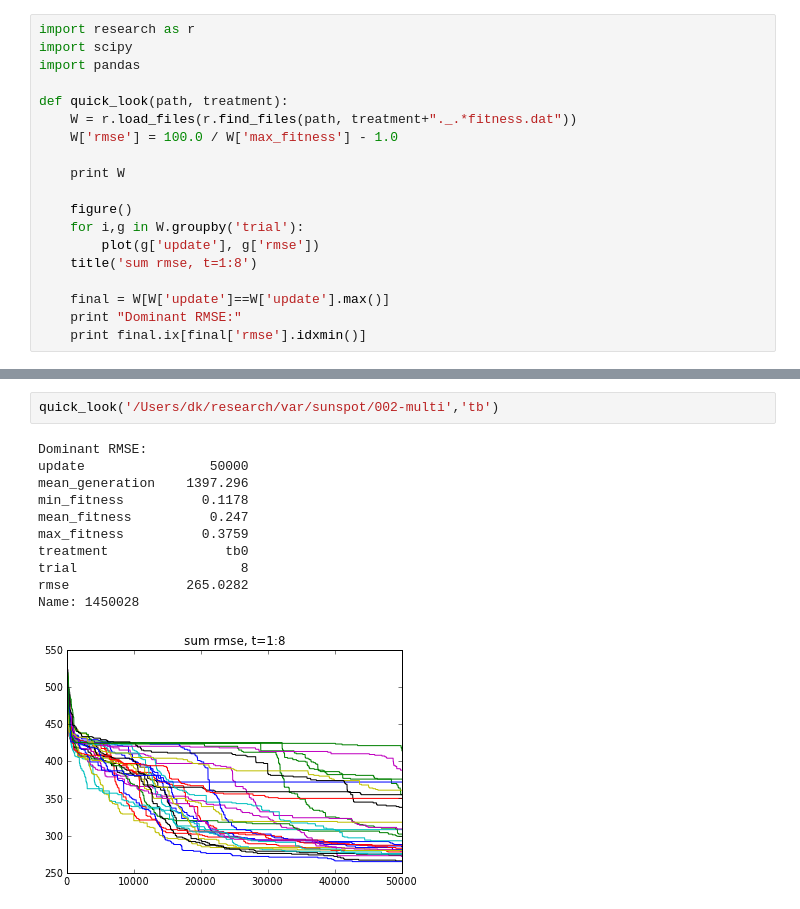
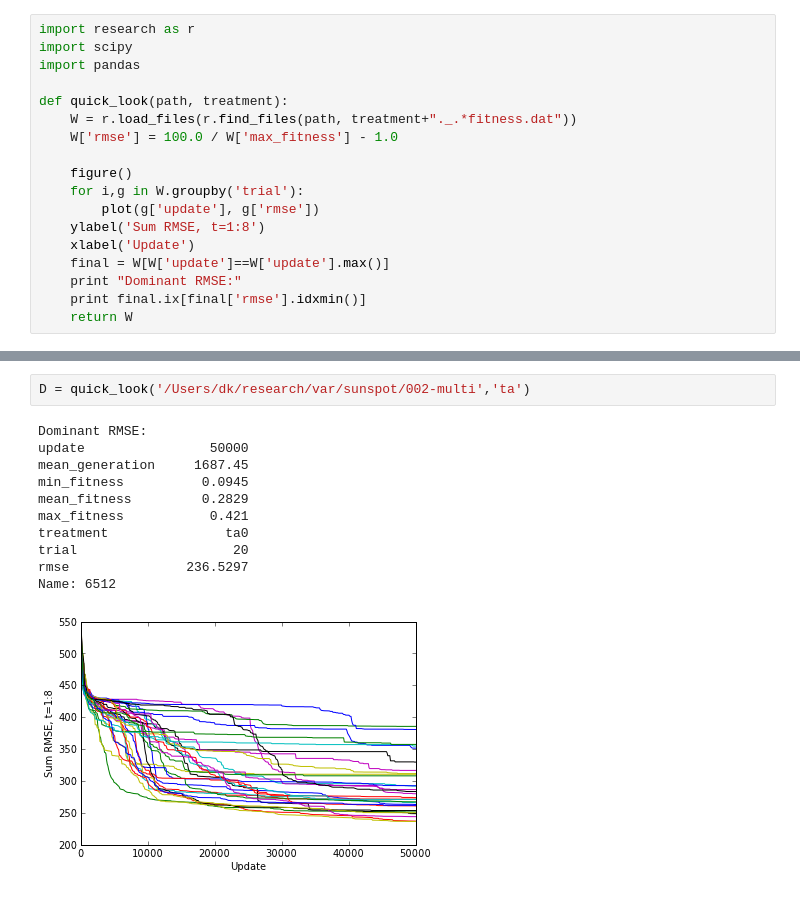
Before and after one commit to mmirmomeni/sunspot, a Jupyter notebook: math/sunspot.ipynb, the cells around one changed output, grey strips where cells are left out. Cells and saved outputs as stored; diff of their text form.

```diff
--- a/math/sunspot.ipynb
+++ b/math/sunspot.ipynb
@@ -7,16 +7,15 @@ def quick_look(path, treatment):
     W = r.load_files(r.find_files(path, treatment+"._.*fitness.dat"))
     W['rmse'] = 100.0 / W['max_fitness'] - 1.0
 
-    print W
-
     figure()
     for i,g in W.groupby('trial'):
         plot(g['update'], g['rmse'])
-    title('sum rmse, t=1:8')
-
+    ylabel('Sum RMSE, t=1:8')
+    xlabel('Update')
     final = W[W['update']==W['update'].max()]
     print "Dominant RMSE:"
     print final.ix[final['rmse'].idxmin()]
+    return W
 # %%
 def test_sunspot(path):
     D = r.load_files(r.find_files(path, "sunspot_test.dat"))
@@ -44,15 +43,15 @@ def test_sunspot(path):
     return D
 # %%
-quick_look('/Users/dk/research/var/sunspot/002-multi','tb')
+D = quick_look('/Users/dk/research/var/sunspot/002-multi','ta')
 # %% [output]
 Dominant RMSE:
 update                50000
-mean_generation    1397.296
-min_fitness          0.1178
-mean_fitness          0.247
-max_fitness          0.3759
-treatment               tb0
-trial                     8
-rmse               265.0282
-Name: 1450028
+mean_generation     1687.45
+min_fitness          0.0945
+mean_fitness         0.2829
+max_fitness           0.421
+treatment               ta0
+trial                    20
+rmse               236.5297
+Name: 6512
-[figure, old version]
+[figure, new version]
```
Also changed, not shown: parts of 15 cells of this notebook, 1 other file.
